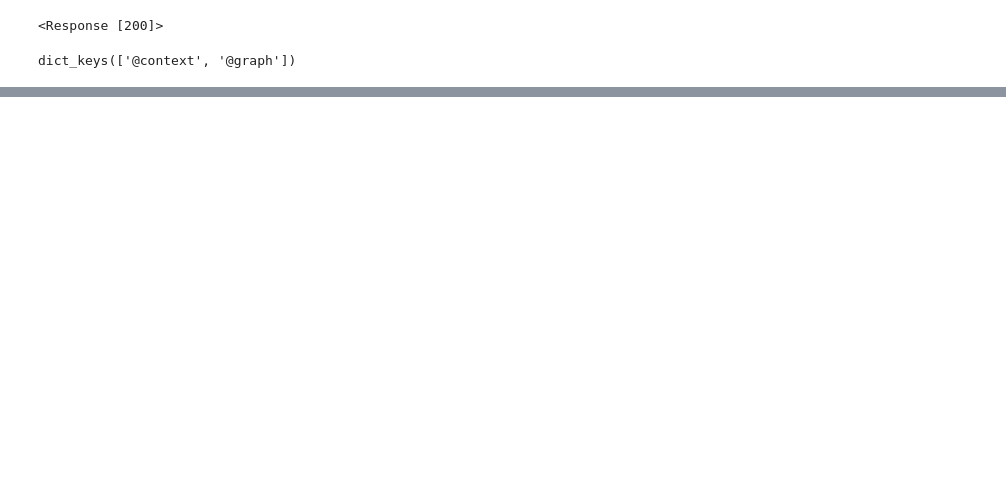
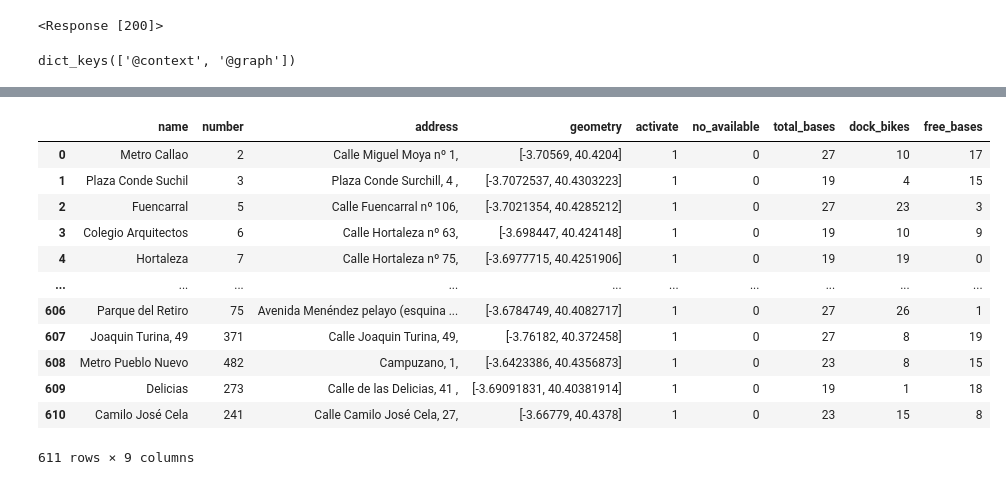
Before and after one commit to VeroOli/project_Bicimad, a Jupyter notebook: notebooks/dev_notebook_.ipynb, the cells around one changed output, grey strips where cells are left out. Saved outputs shown, nothing was run; the diff lists cells and outputs as text; code cells hidden in the pictures; blank space fills up the shorter version.

```diff
--- a/notebooks/dev_notebook_.ipynb
+++ b/notebooks/dev_notebook_.ipynb
@@ -311,0 +220,17 @@ concatenated_df.explode('bicimad')
+# %%
+estaciones_api=estaciones_api[['name', 'number', 'address','geometry','activate','no_available','total_bases','dock_bikes','free_bases']]
+estaciones_api
+# %% [output]
+|  | name | number | address | geometry | activate | no_available | total_bases | dock_bikes | free_bases |
+| 0 | Metro Callao | 2 | Calle Miguel Moya nº 1, | [-3.70569, 40.4204] | 1 | 0 | 27 | 10 | 17 |
+| 1 | Plaza Conde Suchil | 3 | Plaza Conde Surchill, 4 , | [-3.7072537, 40.4303223] | 1 | 0 | 19 | 4 | 15 |
+| 2 | Fuencarral | 5 | Calle Fuencarral nº 106, | [-3.7021354, 40.4285212] | 1 | 0 | 27 | 23 | 3 |
+| 3 | Colegio Arquitectos | 6 | Calle Hortaleza nº 63, | [-3.698447, 40.424148] | 1 | 0 | 19 | 10 | 9 |
+| 4 | Hortaleza | 7 | Calle Hortaleza nº 75, | [-3.6977715, 40.4251906] | 1 | 0 | 19 | 19 | 0 |
+| ... | ... | ... | ... | ... | ... | ... | ... | ... | ... |
+| 606 | Parque del Retiro | 75 | Avenida Menéndez pelayo (esquina ... | [-3.6784749, 40.4082717] | 1 | 0 | 27 | 26 | 1 |
+| 607 | Joaquin Turina, 49 | 371 | Calle Joaquin Turina, 49, | [-3.76182, 40.372458] | 1 | 0 | 27 | 8 | 19 |
+| 608 | Metro Pueblo Nuevo | 482 | Campuzano, 1, | [-3.6423386, 40.4356873] | 1 | 0 | 23 | 8 | 15 |
+| 609 | Delicias | 273 | Calle de las Delicias, 41 , | [-3.69091831, 40.40381914] | 1 | 0 | 19 | 1 | 18 |
+| 610 | Camilo José Cela | 241 | Calle Camilo José Cela, 27, | [-3.66779, 40.4378] | 1 | 0 | 23 | 15 | 8 |
+611 rows × 9 columns
```
Also changed, not shown: parts of 58 cells of this notebook, 9 other files.
